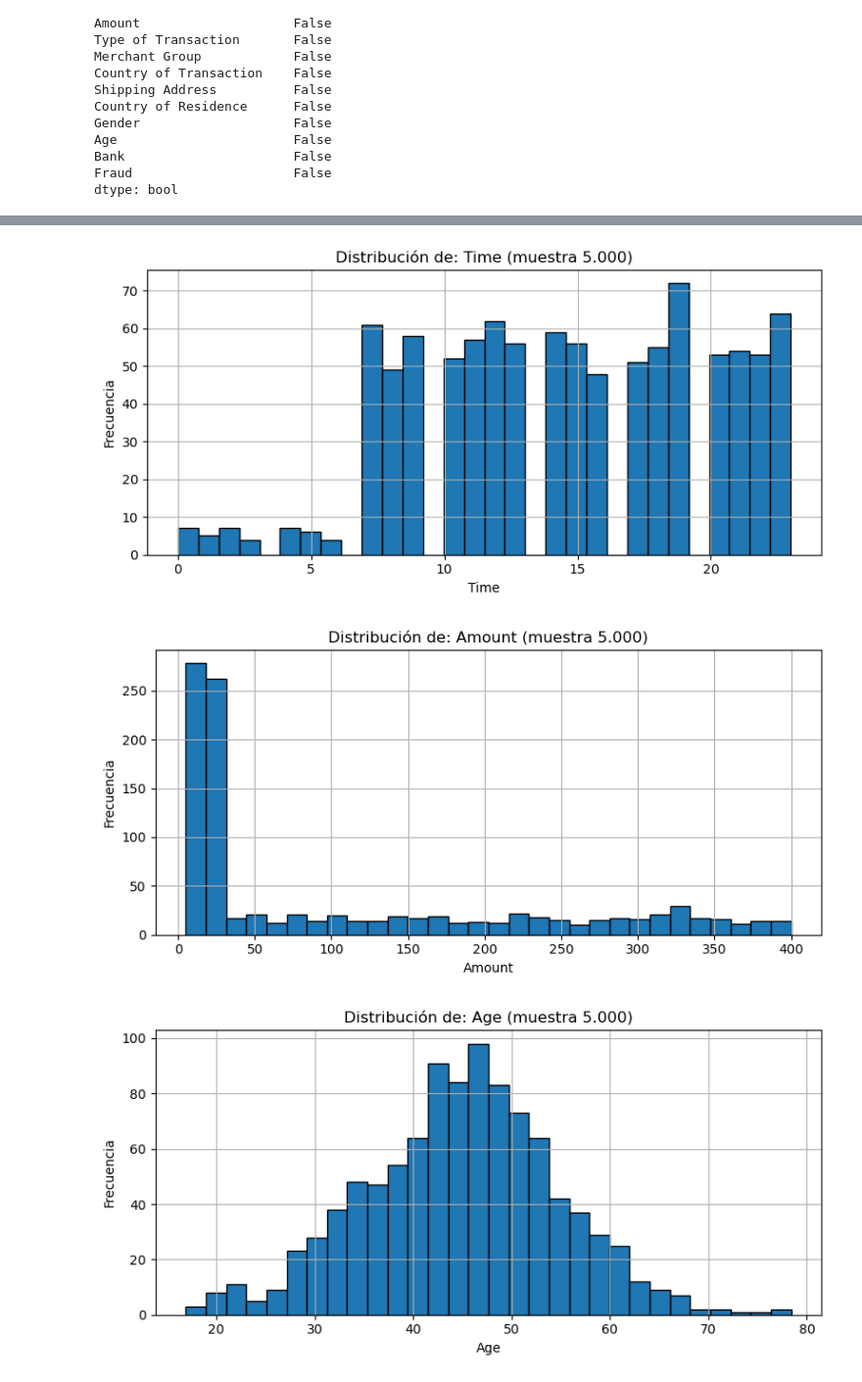
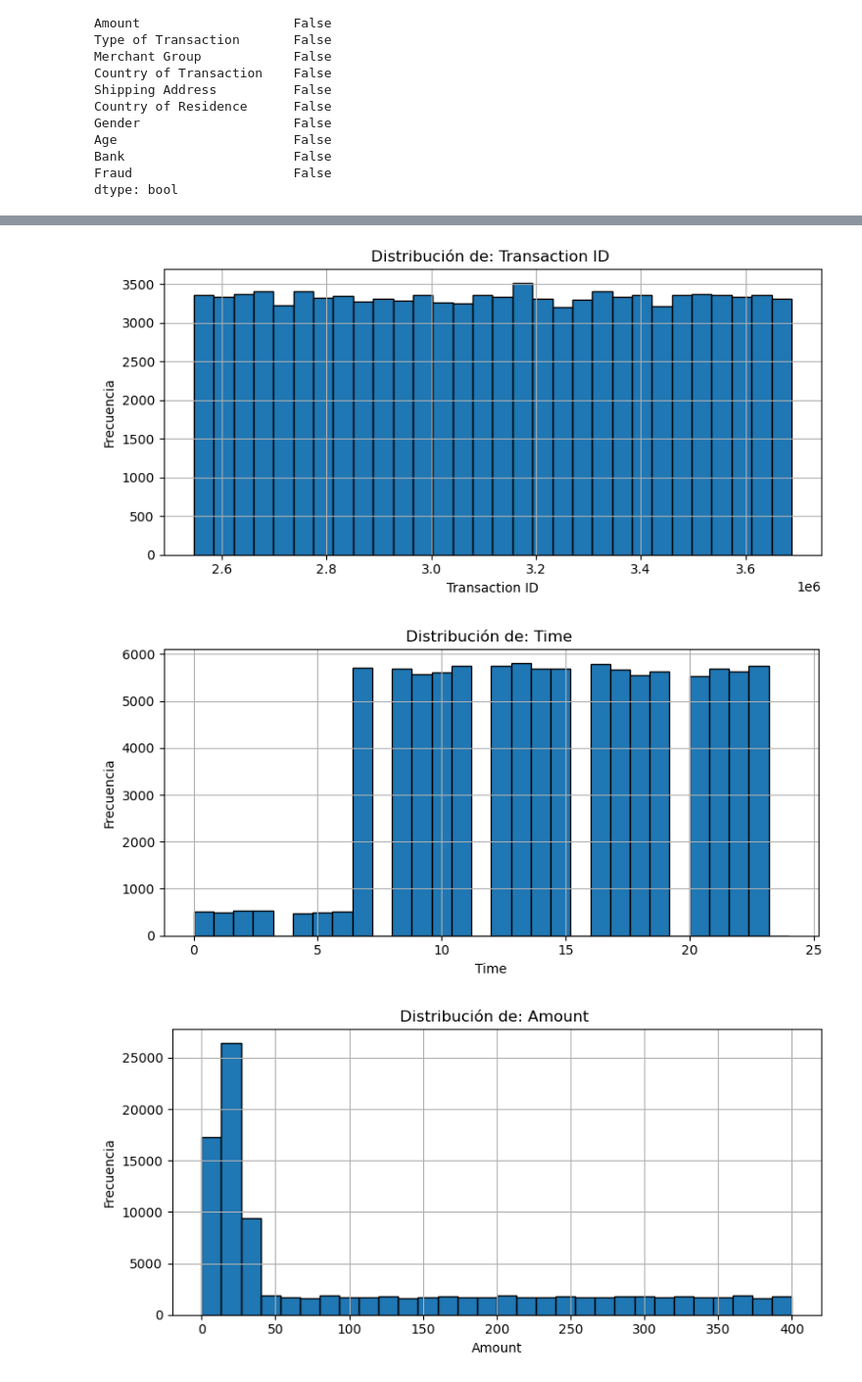
Before and after one commit to Piter3214/p_ia, a Jupyter notebook: Proyecto_ia.ipynb, the cells around one changed output, grey strips where cells are left out. Shown at 98% size. Saved outputs shown, nothing was run; the diff lists cells and outputs as text; code cells hidden in the pictures.

```diff
--- a/Proyecto_ia.ipynb
+++ b/Proyecto_ia.ipynb
@@ -42,3 +62,7 @@ Primeras filas:
+# %%
+df['Transaction ID'] = df['Transaction ID'].str.replace('#', '', regex=False)
+df['Transaction ID'] = df['Transaction ID'].str.replace(' ', '', regex=False)
+df['Transaction ID'] = df['Transaction ID'].astype(int)
 # %%
 df.info()
 # %% [output]
@@ -227,19 +285,19 @@ memory usage: 12.2+ MB
 #    plt.show()
 # %%
 # Tomar una muestra aleatoria de 10.000 filas pq vscode no se la puede con 100.000 filas
-df_sample = df.sample(n=10000, random_state=42)
+#df_sample = df.sample(n=50000, random_state=42)
 
 # Luego graficar
-for col in ["Time", "Amount", "Age", "Fraud"]:
+for col in ["Transaction ID","Time", "Amount", "Age", "Fraud"]:
     plt.figure(figsize=(8, 4))
-    plt.hist(df_sample[col].dropna(), bins=30, edgecolor='black')
-    plt.title(f'Distribución de: {col} (muestra 5.000)')
+    plt.hist(df[col].dropna(), bins=30, edgecolor='black')
+    plt.title(f'Distribución de: {col} ')
     plt.xlabel(col)
     plt.ylabel('Frecuencia')
     plt.grid(True)
     plt.tight_layout()
     plt.show()
 # %% [output]
-[figure, old version]
+[figure, new version]
-[figure, old version]
+[figure, new version]
-[figure, old version]
+[figure, new version]
```
Also changed, not shown: parts of 37 cells of this notebook.
